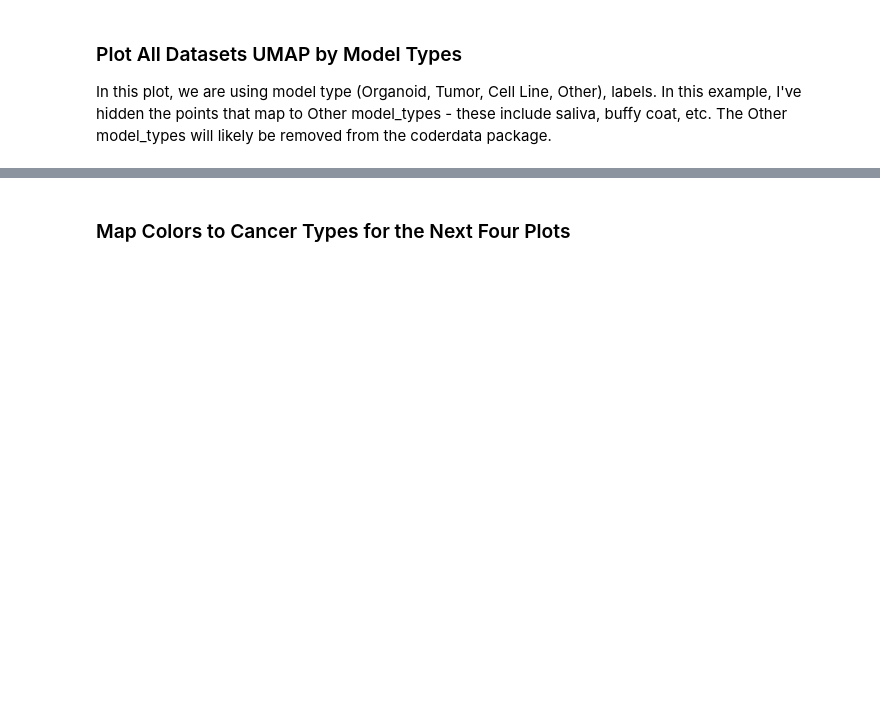
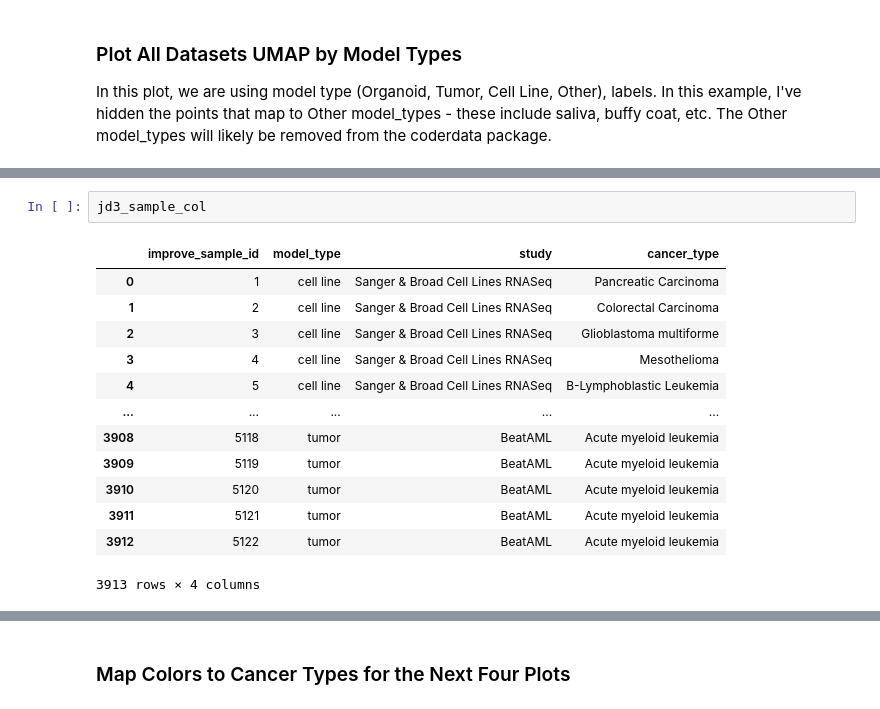
Before and after one commit to PNNL-CompBio/coderdata, a Jupyter notebook: tutorials/Data_Exploration_UMAP_Tutorial.ipynb, the cells around one changed output, grey strips where cells are left out. Drawn from its saved outputs; the diff is of its cells as text; blank space fills up the shorter version.

```diff
--- a/tutorials/Data_Exploration_UMAP_Tutorial.ipynb
+++ b/tutorials/Data_Exploration_UMAP_Tutorial.ipynb
@@ -279,0 +272,16 @@ Text(0.5, 1.0, 'All Datasets, Transcriptomics UMAP by Model Type')
+# %%
+jd3_sample_col
+# %% [output]
+|  | improve_sample_id | model_type | study | cancer_type |
+| 0 | 1 | cell line | Sanger & Broad Cell Lines RNASeq | Pancreatic Carcinoma |
+| 1 | 2 | cell line | Sanger & Broad Cell Lines RNASeq | Colorectal Carcinoma |
+| 2 | 3 | cell line | Sanger & Broad Cell Lines RNASeq | Glioblastoma multiforme |
+| 3 | 4 | cell line | Sanger & Broad Cell Lines RNASeq | Mesothelioma |
+| 4 | 5 | cell line | Sanger & Broad Cell Lines RNASeq | B-Lymphoblastic Leukemia |
+| ... | ... | ... | ... | ... |
+| 3908 | 5118 | tumor | BeatAML | Acute myeloid leukemia |
+| 3909 | 5119 | tumor | BeatAML | Acute myeloid leukemia |
+| 3910 | 5120 | tumor | BeatAML | Acute myeloid leukemia |
+| 3911 | 5121 | tumor | BeatAML | Acute myeloid leukemia |
+| 3912 | 5122 | tumor | BeatAML | Acute myeloid leukemia |
+3913 rows × 4 columns
```
Also changed, not shown: parts of 8 cells of this notebook, 35 other files.
